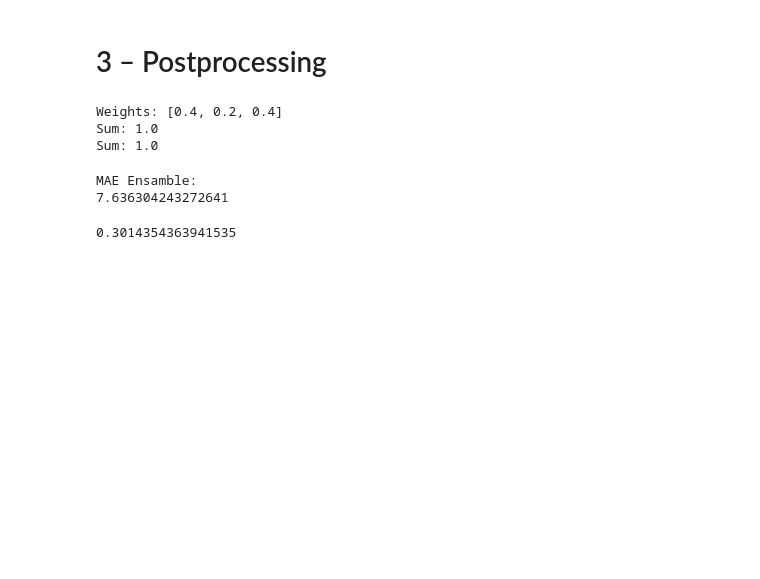
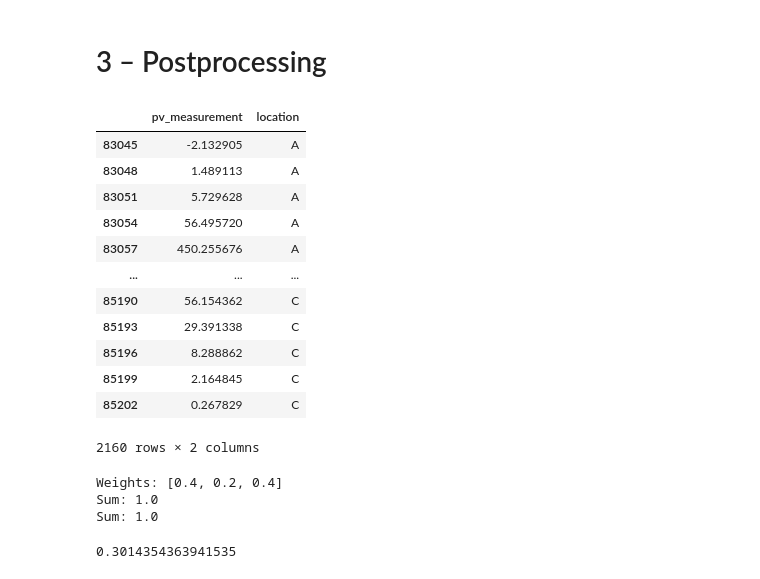
Before and after one commit to mathiasraa/tdt4173-forecasting, a Jupyter notebook: submission/Short_notebook_1.ipynb, the cells around one changed output. Saved outputs shown, nothing was run; the diff lists cells and outputs as text; code cells hidden in the pictures; blank space fills up the shorter version.

```diff
--- a/submission/Short_notebook_1.ipynb
+++ b/submission/Short_notebook_1.ipynb
@@ -1168,13 +1167,13 @@ TabularPredictor saved. To load, use: predictor = TabularPredictor.load("Autoglu
 # Make predictions on the test dataset
 test_data_nolab = test.drop(columns=["pv_measurement"])
 
-y_pred_A = TabularPredictor.load("AutogluonModels/old_a").predict(
+y_pred_A = predictor_A.predict(
     test_data_nolab[test_data_nolab.location == "A"]
 )
-y_pred_B = TabularPredictor.load("AutogluonModels/old_b").predict(
+y_pred_B = predictor_B.predict(
     test_data_nolab[test_data_nolab.location == "A"]
 )
-y_pred_C = TabularPredictor.load("AutogluonModels/old_c").predict(
+y_pred_C = predictor_C.predict(
     test_data_nolab[test_data_nolab.location == "A"]
 )
 
@@ -1394,7 +1393,7 @@ y_pred_A = predictor_A.predict(
 y_pred_B = predictor_B.predict(
     test_data_nolab[test_data_nolab.location == "B"]
 )
-y_pred_C = TabularPredictor.load("AutogluonModels/new_c").predict(
+y_pred_C = predictor_C.predict(
     test_data_nolab[test_data_nolab.location == "C"]
 )
 
@@ -1676,6 +1675,22 @@ for location in ("A", "B", "C"):
 test_result["neural_net"] = all_preds
 # %% [markdown]
 # 3 – Postprocessing
+# %%
+test_result["autogluon"]
+# %% [output]
+|  | pv_measurement | location |
+| 83045 | -2.132905 | A |
+| 83048 | 1.489113 | A |
+| 83051 | 5.729628 | A |
+| 83054 | 56.495720 | A |
+| 83057 | 450.255676 | A |
+| ... | ... | ... |
+| 85190 | 56.154362 | C |
+| 85193 | 29.391338 | C |
+| 85196 | 8.288862 | C |
+| 85199 | 2.164845 | C |
+| 85202 | 0.267829 | C |
+2160 rows × 2 columns
 # %%
 # Manually chosen weights
 weights = [0.40, 0.20, 0.40]
@@ -1710,12 +1725,6 @@ print("Sum:", np.sum(ensamble_weights))
 Weights: [0.4, 0.2, 0.4]
 Sum: 1.0
 Sum: 1.0
-# %%
-print("MAE Ensamble:")
-print(mean_absolute_error(best_submission["prediction"], ensamble))
-# %% [output]
-MAE Ensamble:
-7.636304243272641
 # %%
 constraint = (
     data_standard[data_standard["data_type"].isin(["observed"]) & data_standard["month"].isin([5, 6, 7])]
```
Also changed, not shown: parts of 2 cells of this notebook.
